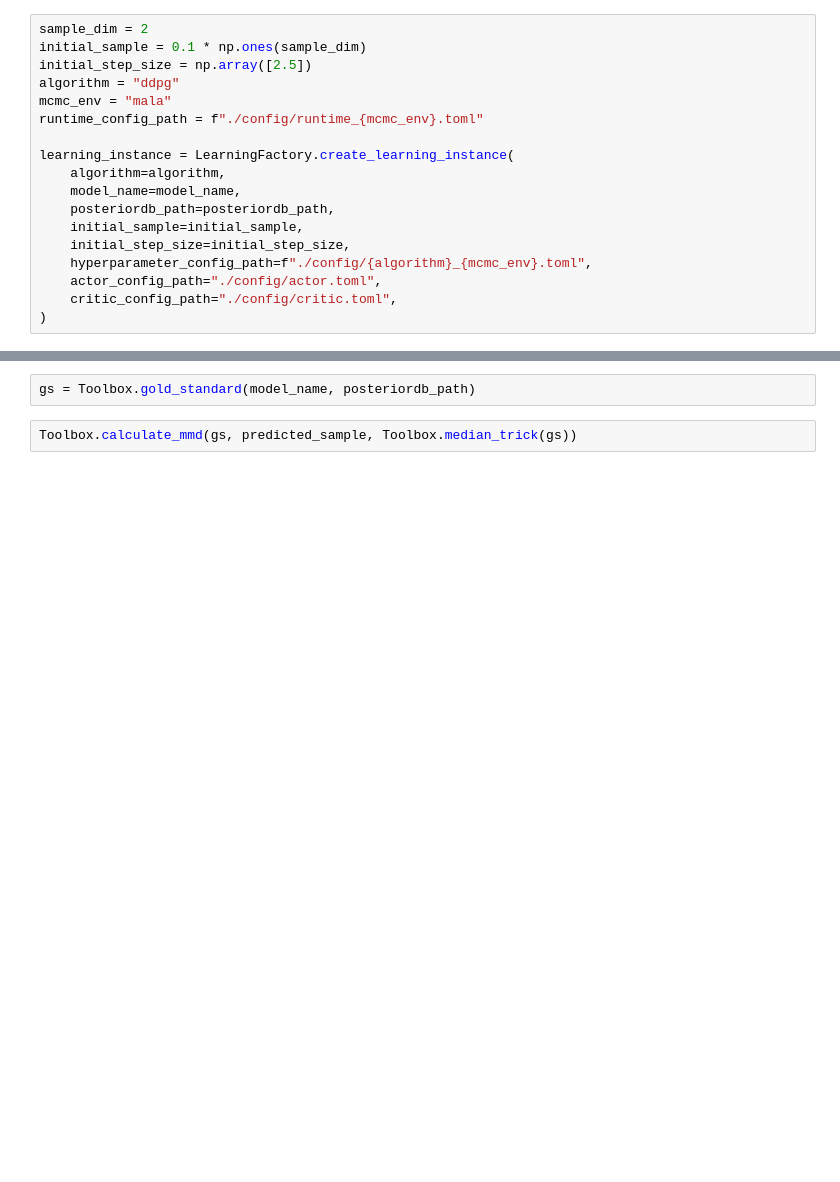
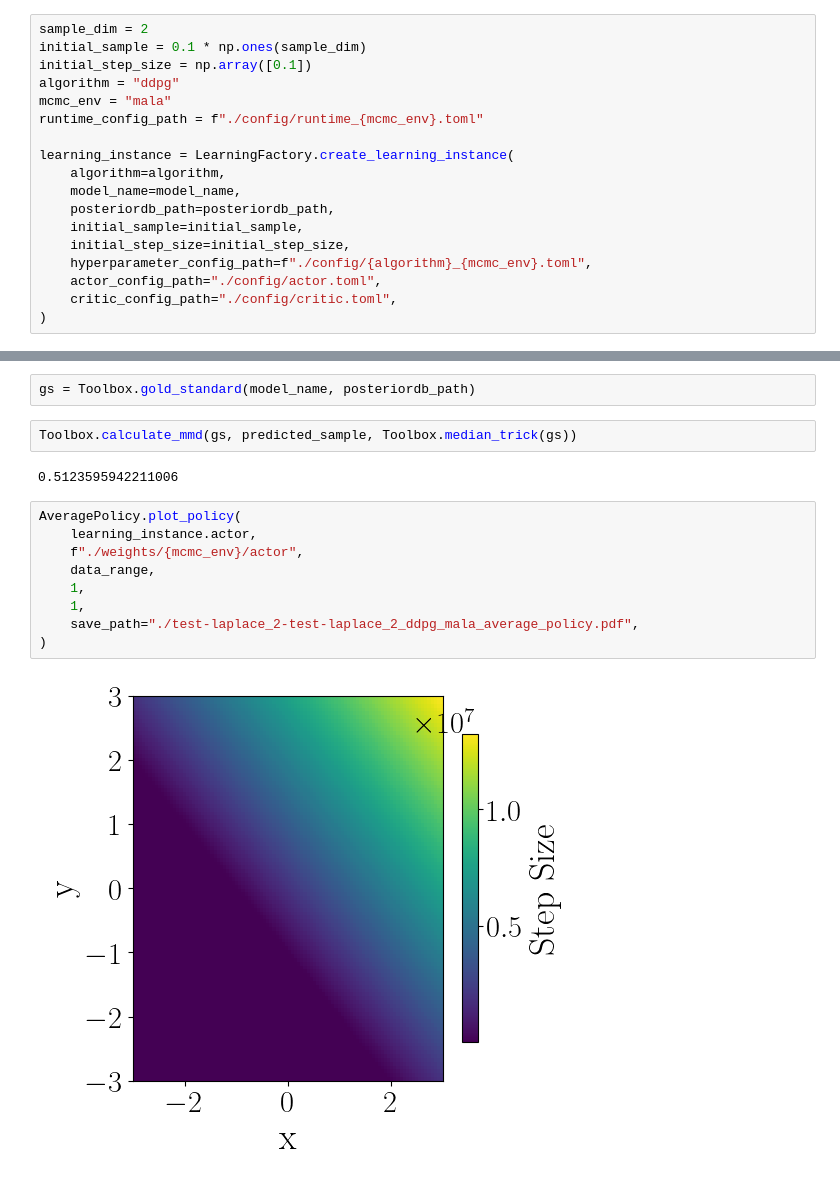
Before and after one commit to congyewang/Harnessing-the-Power-of-Reinforcement-Learning-for-Adaptive-MCMC, a Jupyter notebook: experiments/laplace_2/laplace_2_flex_mala.ipynb, the cells around one changed output, grey strips where cells are left out. Saved outputs shown, nothing was run; the diff lists cells and outputs as text; blank space fills up the shorter version.

```diff
--- a/experiments/laplace_2/laplace_2_flex_mala.ipynb
+++ b/experiments/laplace_2/laplace_2_flex_mala.ipynb
@@ -18,7 +18,7 @@ posteriordb_path = "../posteriordb/posterior_database"
 # %%
 sample_dim = 2
 initial_sample = 0.1 * np.ones(sample_dim)
-initial_step_size = np.array([2.5])
+initial_step_size = np.array([0.1])
 algorithm = "ddpg"
 mcmc_env = "mala"
 runtime_config_path = f"./config/runtime_{mcmc_env}.toml"
@@ -119,3 +149,16 @@ plt.plot(predicted_sample[:, 0], predicted_sample[:, 1], 'o-', alpha=0.1)
 gs = Toolbox.gold_standard(model_name, posteriordb_path)
 # %%
 Toolbox.calculate_mmd(gs, predicted_sample, Toolbox.median_trick(gs))
+# %% [output]
+0.5123595942211006
+# %%
+AveragePolicy.plot_policy(
+    learning_instance.actor,
+    f"./weights/{mcmc_env}/actor",
+    data_range,
+    1,
+    1,
+    save_path="./test-laplace_2-test-laplace_2_ddpg_mala_average_policy.pdf",
+)
+# %% [output]
+[figure, added]
```
Also changed, not shown: parts of 13 cells of this notebook, 11 other files.
